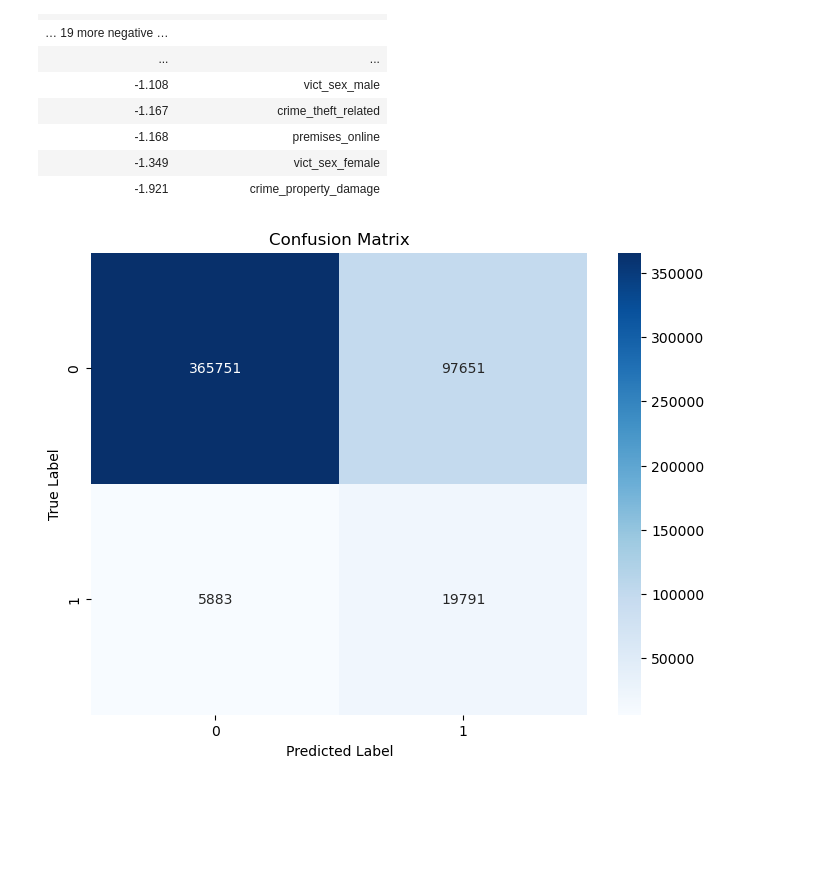
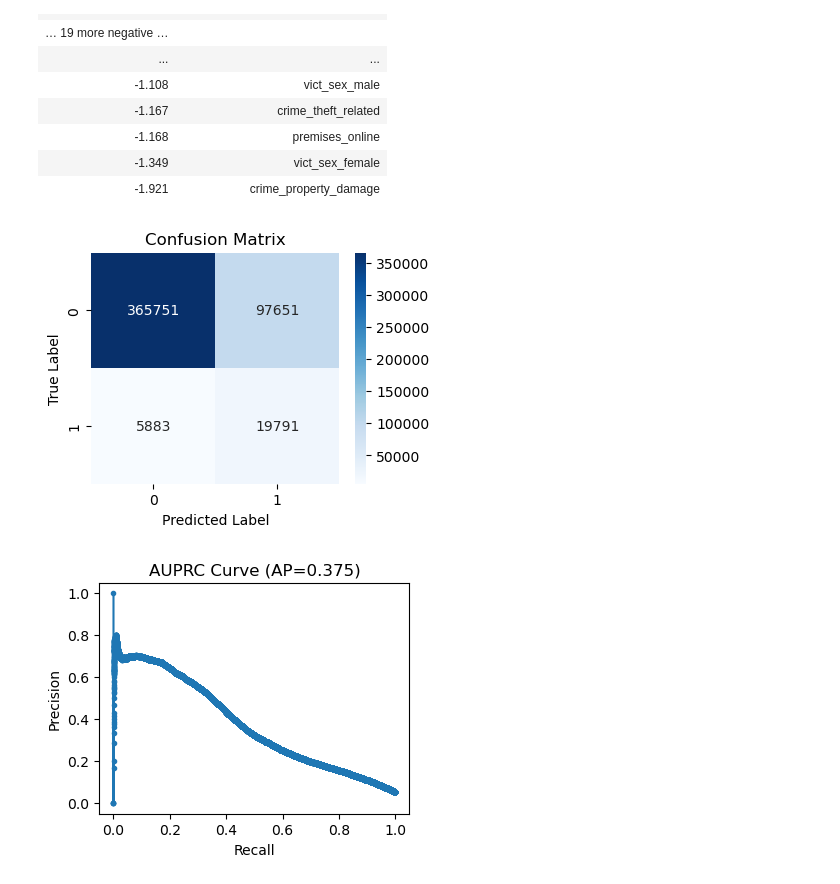
Before and after one commit to lico27/ml-assign, a Jupyter notebook: notebooks/7_logreg_final.ipynb, the cells around one changed output. Cells and saved outputs as stored; diff of their text form; code cells hidden in the pictures; blank space fills up the shorter version.

```diff
--- a/notebooks/7_logreg_final.ipynb
+++ b/notebooks/7_logreg_final.ipynb
@@ -113,11 +110,23 @@ y=1 top features
 | -1.921 | crime_property_damage |
 # %%
 #make heatmap of confusion matrix
-plt.figure(figsize=(8, 6))
+plt.figure(figsize=(4, 3))
 sns.heatmap(confusion_matrix(y_test, y_pred), annot=True, fmt="d", cmap="Blues")
 plt.title("Confusion Matrix")
 plt.xlabel("Predicted Label")
 plt.ylabel("True Label")
 plt.show()
 # %% [output]
-[figure, old version]
+[figure, new version]
+# %%
+#make auprc curve
+y_scores = pipe.predict_proba(X_test)[:, 1]
+precision, recall, thresholds = precision_recall_curve(y_test, y_scores)
+plt.figure(figsize=(4, 3))
+plt.plot(recall, precision, marker=".")
+plt.title(f"AUPRC Curve (AP={average_precision_score(y_test, y_scores):.3f})")
+plt.xlabel("Recall")
+plt.ylabel("Precision")
+plt.show()
+# %% [output]
+[figure, added]
```
Also changed, not shown: parts of 2 cells of this notebook.
